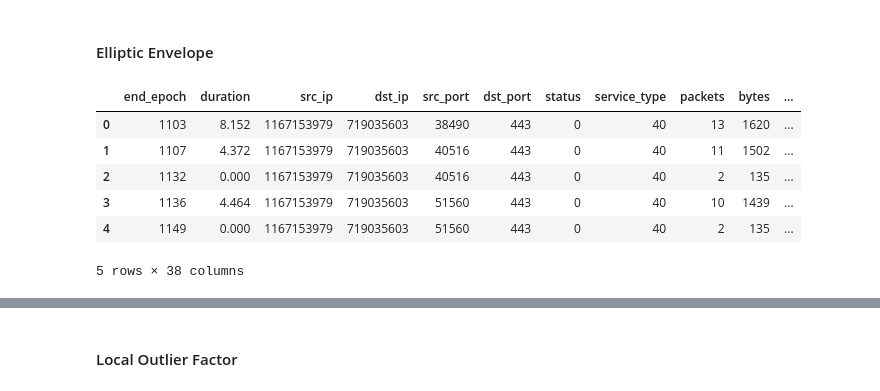
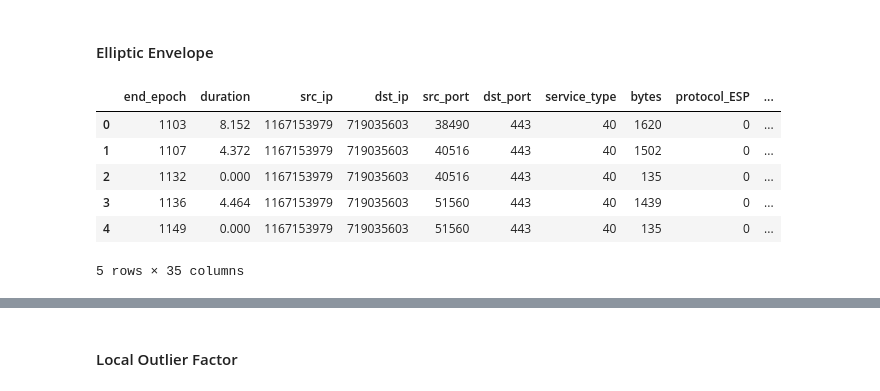
Before and after one commit to Leiyks/MLSECU, a Jupyter notebook: mlsecu.ipynb, the cells around one changed output, grey strips where cells are left out. Cells and saved outputs as stored; diff of their text form; code cells hidden in the pictures.

```diff
--- a/mlsecu.ipynb
+++ b/mlsecu.ipynb
@@ -147,0 +72,4 @@ numeric_df.describe()
+# %%
+outlier_ratio = 0.1
+train_df, test_df = get_dataframes(outlier_ratio, 10000)
+train_df.head()
@@ -147,0 +269,9 @@ numeric_df.describe()
+# %%
+# We drop 'status' column as we saw that there is only one value accepted all datasets
+# We also drop 'packets' column as it is redoundant with the 'bytes' column
+
+train_df = train_df.drop(['status', 'packets'], axis=1)
+test_df = test_df.drop(['status', 'packets'], axis=1)
+
+print(f'Number of missing values in the train dataset: {train_df.isnull().values.sum()}')
+print(f'Number of missing values in the test dataset: {test_df.isnull().values.sum()}')
@@ -234,15 +388,10 @@ def describe_precision(col):
 # %% [markdown]
 #### Isolation Forests
 # %%
-rng = np.random.RandomState(42)
-outlier_ratio = 0.1
-df, test_df = get_dataframes(outlier_ratio, 10000)
-one_hot_encoded_df, one_hot_encoded_df_test = one_hot_encoding_dataframes(df, test_df)
+classifier = IsolationForest(contamination=outlier_ratio, n_estimators=1000, random_state=rng).fit(encoded_train_df.values)
+y_pred = classifier.predict(encoded_test_df.values)
 
-classifier = IsolationForest(contamination=outlier_ratio, n_estimators=1000, random_state=rng).fit(one_hot_encoded_df.values)
-y_pred = classifier.predict(one_hot_encoded_df_test.values)
-
-df_outliers = one_hot_encoded_df_test.copy()
+df_outliers = encoded_test_df.copy()
 df_outliers['if_outliers'] = [i == -1 for i in  y_pred]
 df_outliers.head()
 # %% [output]
@@ -268,16 +417,16 @@ Accuracy: 89.27%
 # %% [markdown]
 #### Elliptic Envelope
 # %%
-robustCovariance = EllipticEnvelope(contamination=outlier_ratio, random_state=rng).fit(one_hot_encoded_df.values)
-rc_outliers = robustCovariance.predict(one_hot_encoded_df_test.values)
+robustCovariance = EllipticEnvelope(contamination=outlier_ratio, random_state=rng).fit(encoded_train_df.values)
+rc_outliers = robustCovariance.predict(encoded_test_df.values)
 
 df_outliers['rc_outliers'] = [i == -1 for i in  rc_outliers]
 df_outliers.head()
 # %% [output]
-|  | end_epoch | duration | src_ip | dst_ip | src_port | dst_port | status | service_type | packets | bytes | ... |
-| 0 | 1103 | 8.152 | 1167153979 | 719035603 | 38490 | 443 | 0 | 40 | 13 | 1620 | ... |
-| 1 | 1107 | 4.372 | 1167153979 | 719035603 | 40516 | 443 | 0 | 40 | 11 | 1502 | ... |
-| 2 | 1132 | 0.000 | 1167153979 | 719035603 | 40516 | 443 | 0 | 40 | 2 | 135 | ... |
-| 3 | 1136 | 4.464 | 1167153979 | 719035603 | 51560 | 443 | 0 | 40 | 10 | 1439 | ... |
-| 4 | 1149 | 0.000 | 1167153979 | 719035603 | 51560 | 443 | 0 | 40 | 2 | 135 | ... |
+|  | end_epoch | duration | src_ip | dst_ip | src_port | dst_port | service_type | bytes | protocol_ESP | ... |
+| 0 | 1103 | 8.152 | 1167153979 | 719035603 | 38490 | 443 | 40 | 1620 | 0 | ... |
+| 1 | 1107 | 4.372 | 1167153979 | 719035603 | 40516 | 443 | 40 | 1502 | 0 | ... |
+| 2 | 1132 | 0.000 | 1167153979 | 719035603 | 40516 | 443 | 40 | 135 | 0 | ... |
+| 3 | 1136 | 4.464 | 1167153979 | 719035603 | 51560 | 443 | 40 | 1439 | 0 | ... |
+| 4 | 1149 | 0.000 | 1167153979 | 719035603 | 51560 | 443 | 40 | 135 | 0 | ... |
-5 rows × 38 columns
+5 rows × 35 columns
```
Also changed, not shown: parts of 31 cells of this notebook.
